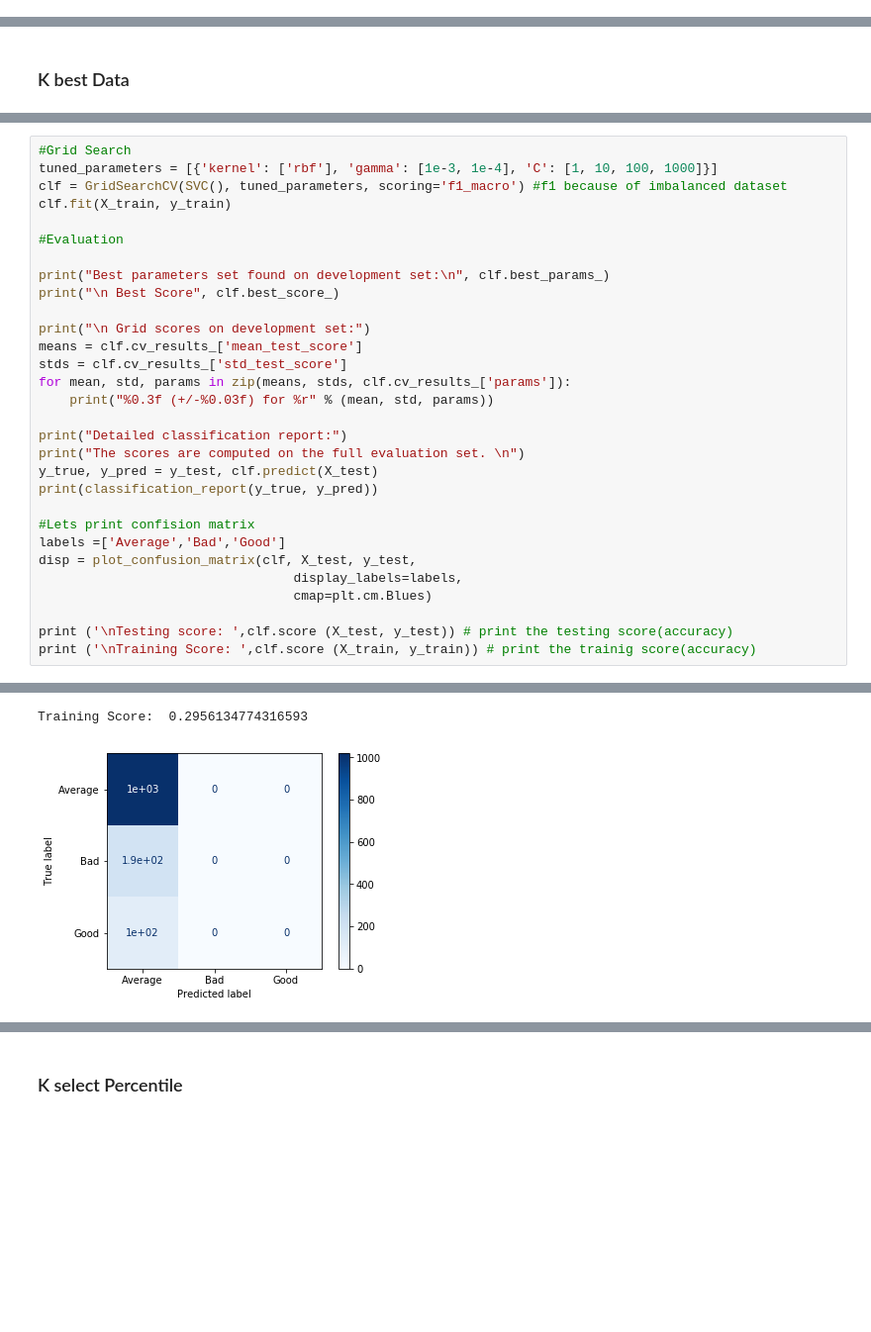
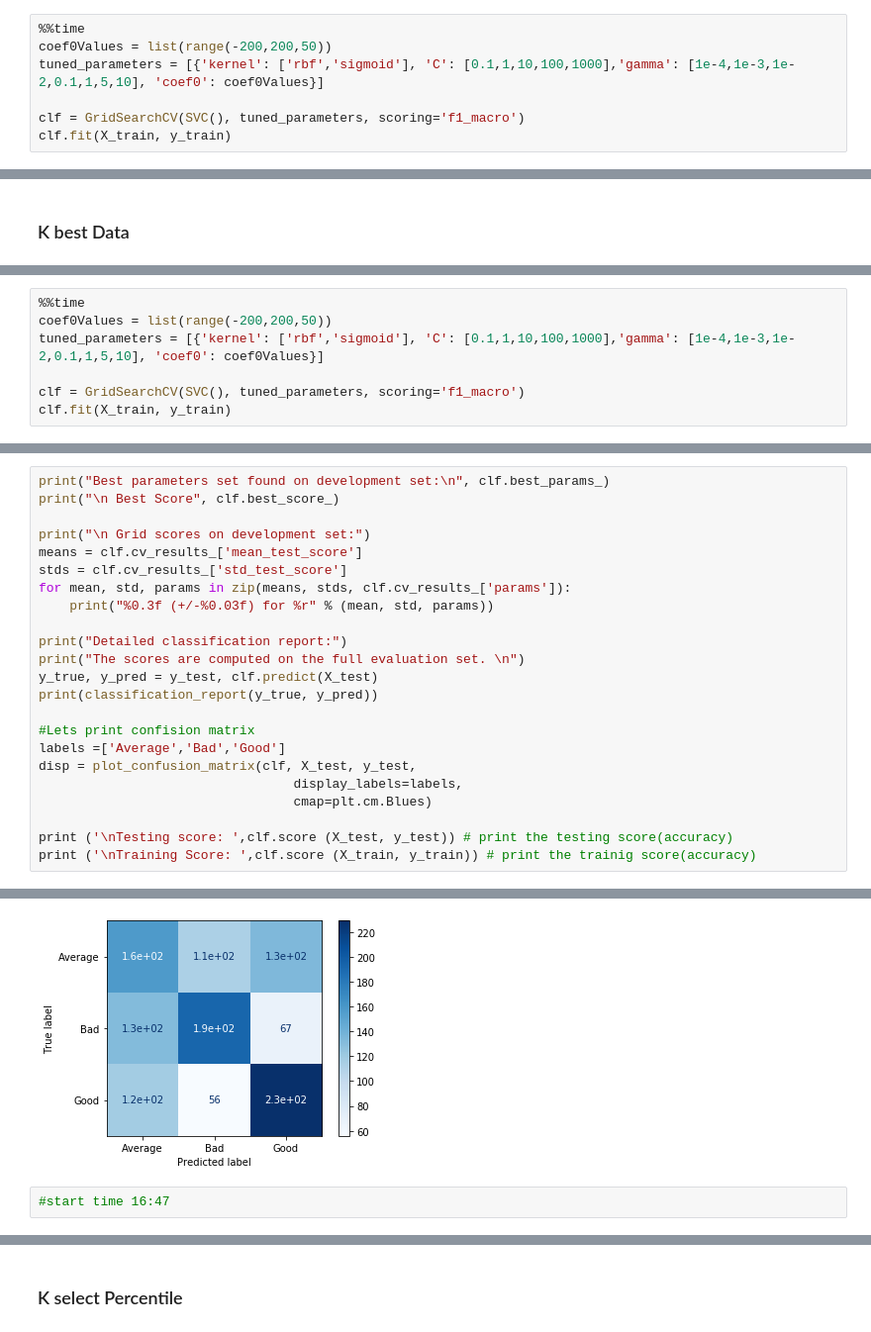
Before and after one commit to Taslim-M/The-Movies-Dataset, a Jupyter notebook: GridSearch #4 SVM NonLinear.ipynb, the cells around one changed output, grey strips where cells are left out. Shown: that part at 99% size. Saved outputs shown, nothing was run; the diff lists cells and outputs as text; blank space fills up the shorter version.

Commit message:
applied SVM with grid search, cross validate, select k,select percentile, pca

```diff
--- a/GridSearch #4 SVM NonLinear.ipynb
+++ b/GridSearch #4 SVM NonLinear.ipynb
@@ -39,0 +47,7 @@ print(len(X_train),len(y_train),len(X_test),len(y_test))
+# %%
+%%time
+coef0Values = list(range(-200,200,50))
+tuned_parameters = [{'kernel': ['rbf','sigmoid'], 'C': [0.1,1,10,100,1000],'gamma': [1e-4,1e-3,1e-2,0.1,1,5,10], 'coef0': coef0Values}]
+
+clf = GridSearchCV(SVC(), tuned_parameters, scoring='f1_macro')
+clf.fit(X_train, y_train)
@@ -126,0 +162,7 @@ print(len(X_train),len(y_train),len(X_test),len(y_test))
+# %%
+%%time
+coef0Values = list(range(-200,200,50))
+tuned_parameters = [{'kernel': ['rbf','sigmoid'], 'C': [0.1,1,10,100,1000],'gamma': [1e-4,1e-3,1e-2,0.1,1,5,10], 'coef0': coef0Values}]
+
+clf = GridSearchCV(SVC(), tuned_parameters, scoring='f1_macro')
+clf.fit(X_train, y_train)
@@ -127,11 +186,4 @@ print(len(X_train),len(y_train),len(X_test),len(y_test))
 # %%
-#Grid Search
-tuned_parameters = [{'kernel': ['rbf'], 'gamma': [1e-3, 1e-4], 'C': [1, 10, 100, 1000]}]
-clf = GridSearchCV(SVC(), tuned_parameters, scoring='f1_macro') #f1 because of imbalanced dataset
-clf.fit(X_train, y_train)
-
-#Evaluation
-
 print("Best parameters set found on development set:\n", clf.best_params_)
 print("\n Best Score", clf.best_score_)
 
@@ -175,3 +227,4 @@ Testing score:  0.29118445492213174
-Training Score:  0.2956134774316593
-[figure, old version]
+[figure, new version]
+# %%
+#start time 16:47
 # %%
```
Also changed, not shown: parts of 26 cells of this notebook, 2 other files.
